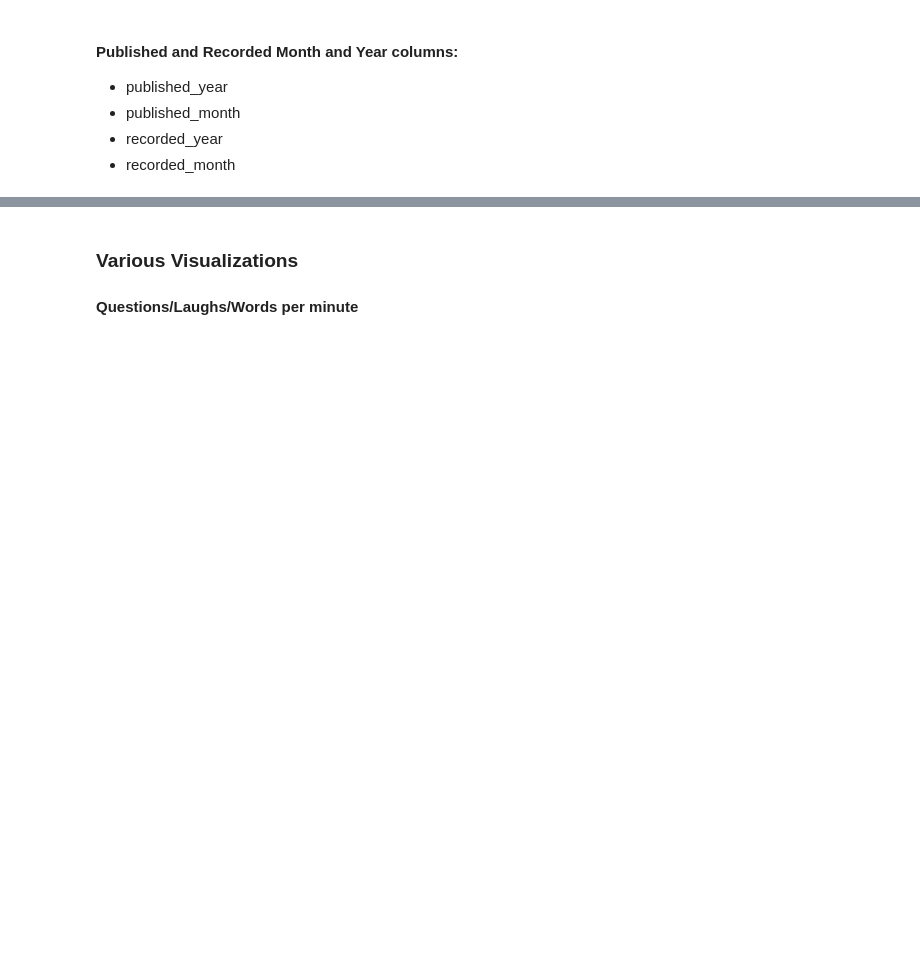
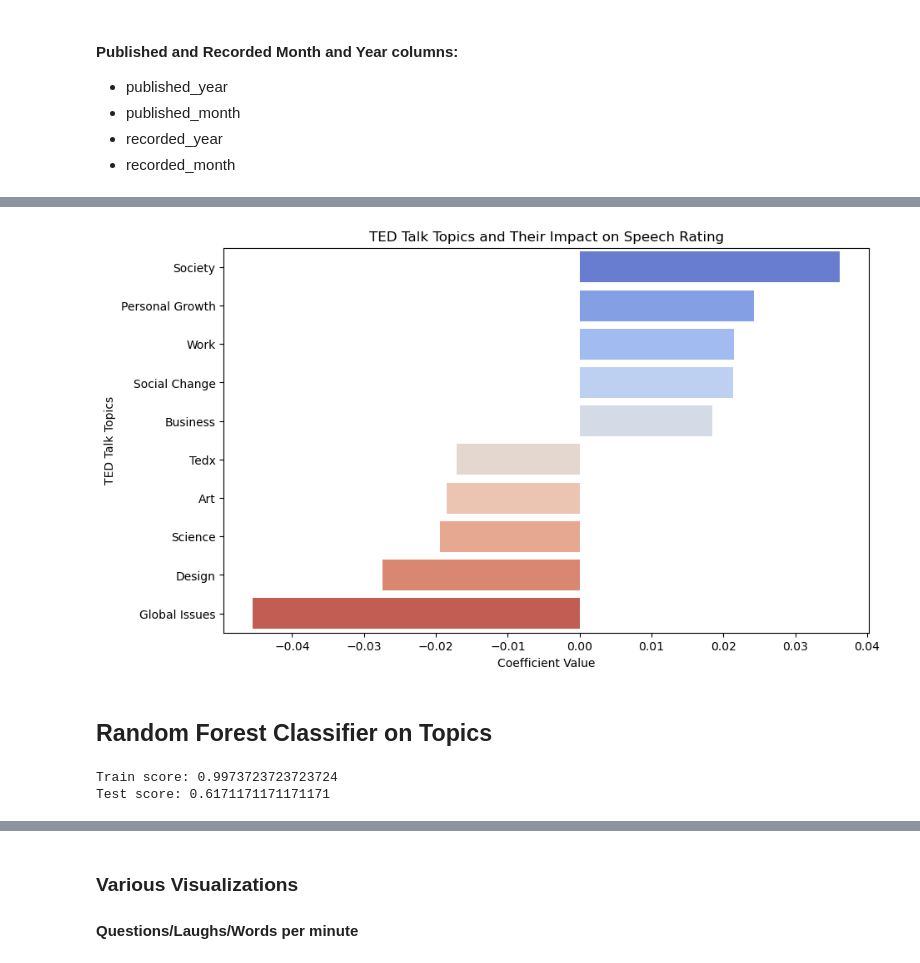
Before and after one commit to drewe4point0/Capstone-Quantifying-Good-Speeches-, a Jupyter notebook: Notebooks/Ted Dataset (with Transcripts).ipynb, the cells around one changed output, grey strips where cells are left out. Drawn from its saved outputs; the diff is of its cells as text; code cells hidden in the pictures; blank space fills up the shorter version.

Commit message:
Significant modelling additions and markdown cleaning.

```diff
--- a/Notebooks/Ted Dataset (with Transcripts).ipynb
+++ b/Notebooks/Ted Dataset (with Transcripts).ipynb
@@ -897,0 +2523,3 @@ merged_cleaved_df["recorded_month"] = merged_cleaved_df["recorded_date"].dt.mont
+# %%
+dummy_merged_df = pd.concat([topics_df_reset, only_topics_df_reset], axis=1)
+dummy_merged_df.shape
@@ -897,0 +2552,6 @@ merged_cleaved_df["recorded_month"] = merged_cleaved_df["recorded_date"].dt.mont
+# %%
+X=dummy_merged_df.drop("good_speech", axis=1)
+y=dummy_merged_df["good_speech"]
+
+# train/test split should be conducted before Vectorization
+X_train, X_test, y_train, y_test=train_test_split(X, y, test_size=0.2, random_state=42)
@@ -897,0 +2562,10 @@ merged_cleaved_df["recorded_month"] = merged_cleaved_df["recorded_date"].dt.mont
+# %%
+# Instantiate the Logistic Regression model
+logreg = LogisticRegression(C = 0.001, max_iter=1000, n_jobs=-1)
+
+#Fit the model
+logreg.fit(X_train, y_train)
+
+# Training and test score
+print(f"Train score: {logreg.score(X_train, y_train)}")
+print(f"Test score: {logreg.score(X_test, y_test)}")
@@ -897,0 +2617,55 @@ merged_cleaved_df["recorded_month"] = merged_cleaved_df["recorded_date"].dt.mont
+# %%
+name_mapping = {
+    'society': 'Society',
+    'personal growth': 'Personal Growth',
+    'work': 'Work',
+    'social change': 'Social Change',
+    'business': 'Business',
+    'TEDx': 'Tedx',
+    'art': 'Art',
+    'science': 'Science',
+    'design': 'Design',
+    'global issues': 'Global Issues'
+}
+
+# Apply the name mapping to the 'Feature' column
+coefficients_df['Feature'] = coefficients_df['Feature'].map(name_mapping).fillna(coefficients_df['Feature'])
+
+# Extracting top 5 and bottom 5 coefficients
+top_5 = coefficients_df.head(5)
+bottom_5 = coefficients_df.tail(5)
+
+# Combining top 5 and bottom 5 for plotting
+combined_df = pd.concat([top_5, bottom_5])
+
+# Plotting
+plt.figure(figsize=(10, 6))
+sns.barplot(x='Coefficient', y='Feature', data=combined_df, palette="coolwarm")
+plt.title('TED Talk Topics and Their Impact on Speech Rating')
+plt.xlabel('Coefficient Value')
+plt.ylabel('TED Talk Topics')
+
+# Show plot
+plt.show()
+# %% [output]
+[figure, added]
+# %% [markdown]
+## Random Forest Classifier on Topics
+# %%
+# Instantiate the Random Forest model
+# n_estimators is the number of trees in the forest, max_depth is the maximum depth of the trees
+random_forest = RandomForestClassifier(n_estimators=100, max_depth=None, n_jobs=-1, random_state=42)
+
+# Fit the model on the training data
+# Note: Random Forest handles the feature importance internally, so scaling is not as critical as in logistic regression
+random_forest.fit(X_train, y_train)
+
+# Training and test score
+train_score_rf = random_forest.score(X_train, y_train)
+test_score_rf = random_forest.score(X_test, y_test)
+
+print(f"Train score: {train_score_rf}")
+print(f"Test score: {test_score_rf}")
+# %% [output]
+Train score: 0.9973723723723724
+Test score: 0.6171171171171171
```
Also changed, not shown: parts of 244 cells of this notebook.
